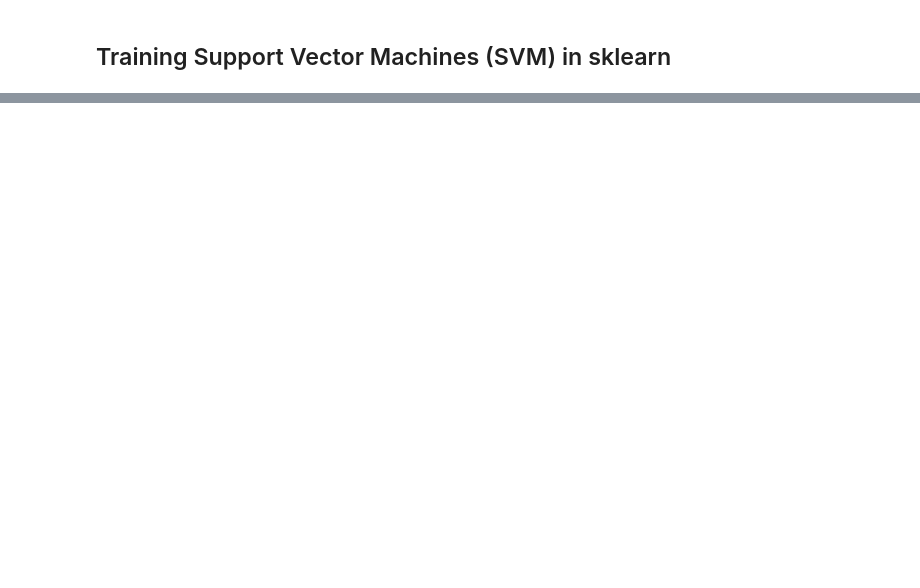
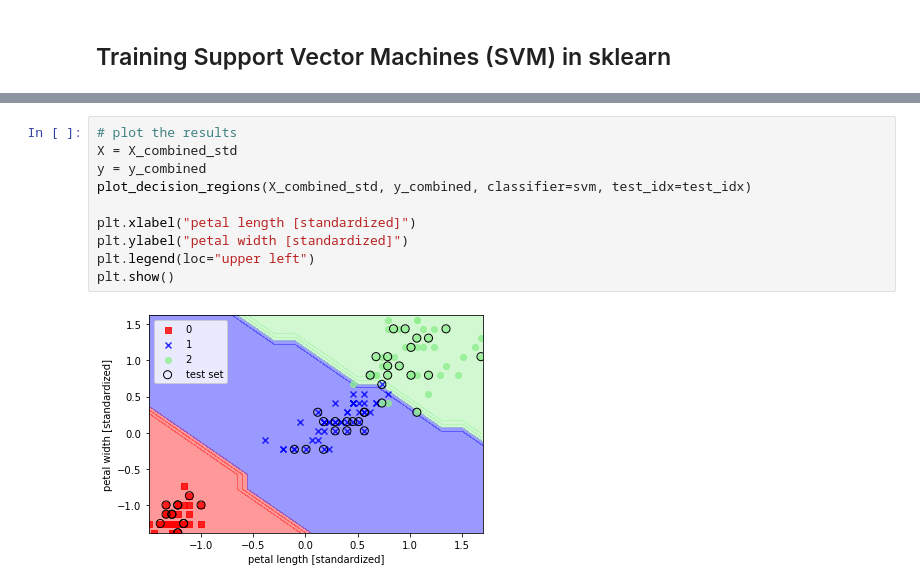
Before and after one commit to jcperkins12/tutorial-py-machine-learning-opensesame, a Jupyter notebook: 02-cp-ML-Classifiers-Using-Scikit-Learn.ipynb, the cells around one changed output, grey strips where cells are left out. Cells and saved outputs as stored; diff of their text form; blank space fills up the shorter version.

Commit message:
✨ Add code from part 3 - 'Tour of ML Classifiers using scikit learn'

```diff
--- a/02-cp-ML-Classifiers-Using-Scikit-Learn.ipynb
+++ b/02-cp-ML-Classifiers-Using-Scikit-Learn.ipynb
@@ -266,0 +273,12 @@ plt.xscale('log')
+# %%
+# plot the results
+X = X_combined_std
+y = y_combined
+plot_decision_regions(X_combined_std, y_combined, classifier=svm, test_idx=test_idx)
+
+plt.xlabel("petal length [standardized]")
+plt.ylabel("petal width [standardized]")
+plt.legend(loc="upper left")
+plt.show()
+# %% [output]
+[figure, added]
```
Also changed, not shown: parts of 32 cells of this notebook.
